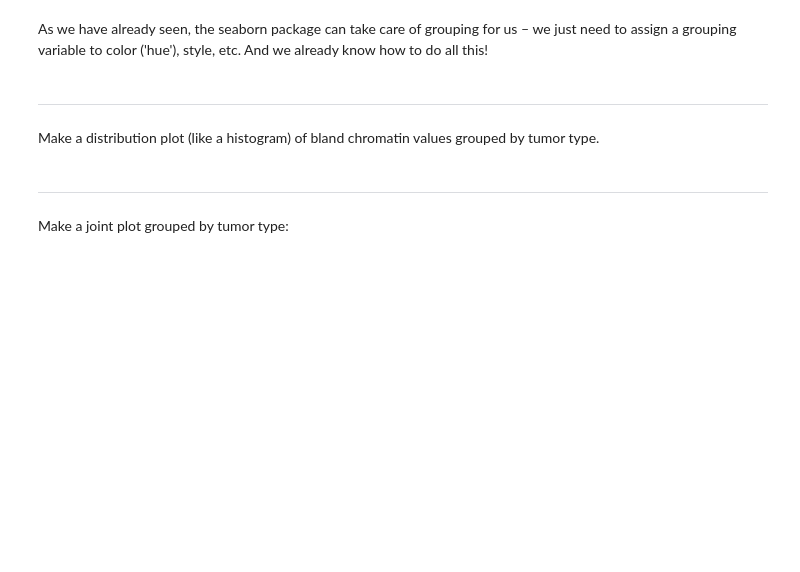
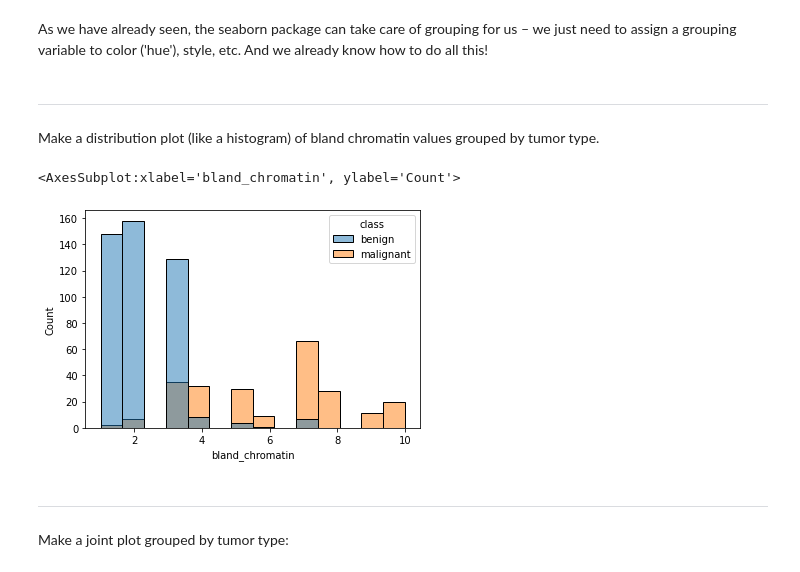
Before and after one commit to scingram1120/FDS-CourseTwo, a Jupyter notebook: T14.ipynb, the cells around one changed output. Cells and saved outputs as stored; diff of their text form; code cells hidden in the pictures; blank space fills up the shorter version.

```diff
--- a/T14.ipynb
+++ b/T14.ipynb
@@ -401,6 +538,11 @@ import seaborn as sns
 ---
 # %% [markdown]
 Make a distribution plot (like a histogram) of bland chromatin values grouped by tumor type.
+# %%
+sns.histplot(data=bcd2, x='bland_chromatin', hue='class')
+# %% [output]
+<AxesSubplot:xlabel='bland_chromatin', ylabel='Count'>
+[figure, added]
 # %% [markdown]
 ---
 # %% [markdown]
```
Also changed, not shown: parts of 29 cells of this notebook, 6 other files.
